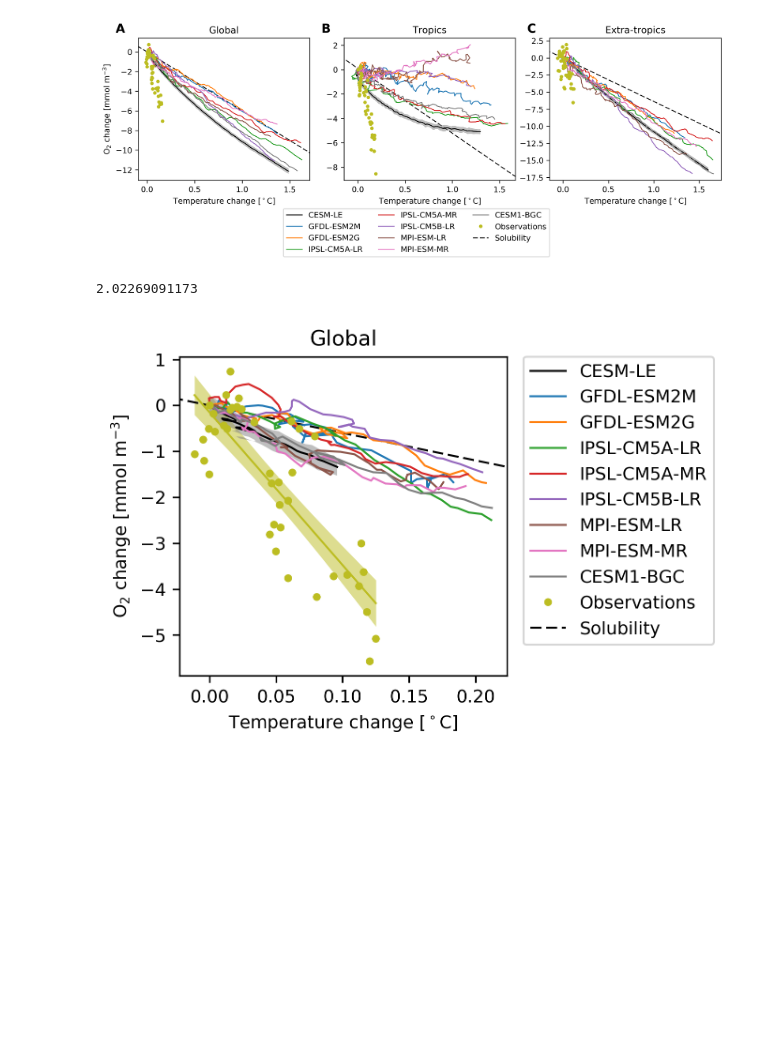
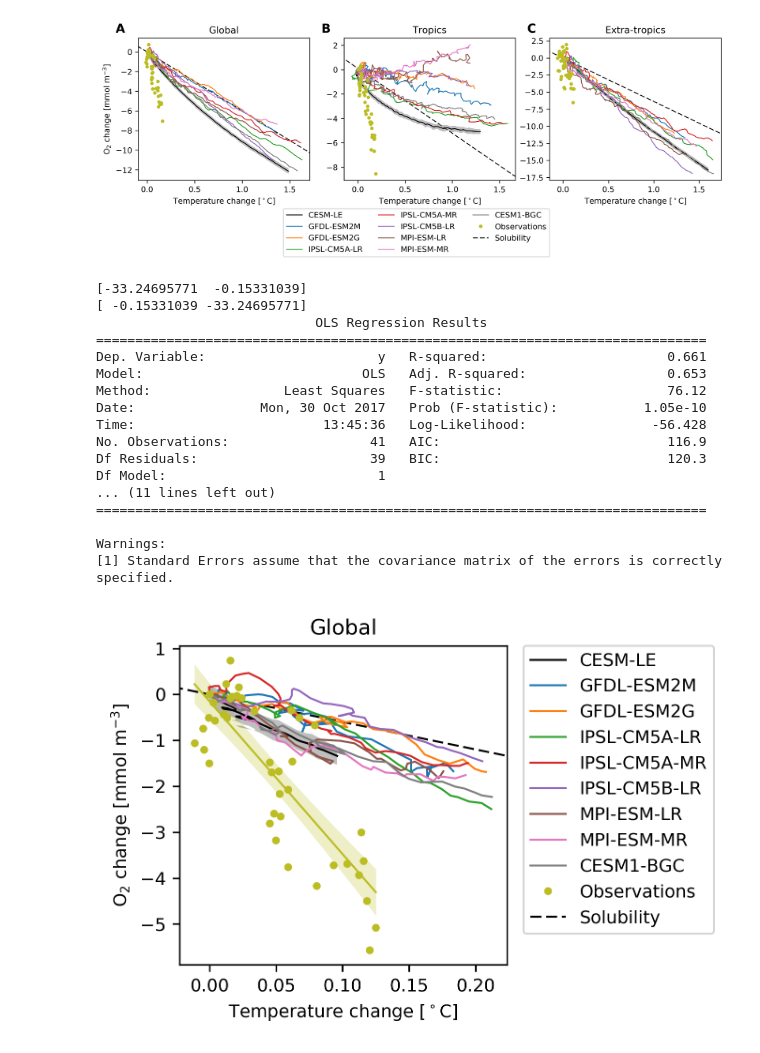
Before and after one commit to matt-long/iucn-deoxygenation-report, a Jupyter notebook: plot_tropical_hilat_phase.ipynb, the cells around one changed output. Drawn from its saved outputs; the diff is of its cells as text; code cells hidden in the pictures; blank space fills up the shorter version.

```diff
--- a/plot_tropical_hilat_phase.ipynb
+++ b/plot_tropical_hilat_phase.ipynb
@@ -276,6 +276,7 @@ from scipy import stats
 import statsmodels.api as sm
 
 for ir,region in enumerate(['Global']):
+
     i = region_names.index(region)
 
     ax = fig.add_subplot(gs[0,ir])
@@ -303,37 +304,57 @@ for ir,region in enumerate(['Global']):
     n = len(xo)
     df = n - fitted.df_model - 1
     t = stats.t.ppf(1.-0.025,df=df)
-    print t
+
+    print(fitted.params)
+    print(fitted.summary())
+
     s_err = np.sum(np.power(yoerr,2))
     ci = t * np.sqrt((s_err/(n-2))*(1.0/n + (np.power((xohat-xbar),2) /
                 ((np.sum(np.power(xohat,2))) - n*(np.power(xbar,2))))))
 
     ax.plot(xohat,yohat,'-',linewidth=1,color=po[0].get_color())
     ax.fill_between(xohat,yohat+np.abs(ci),yohat-np.abs(ci),
-                    color=po[0].get_color(),alpha=0.5,zorder=-10,linewidth=0.)
+                    color=po[0].get_color(),alpha=0.25,zorder=-10,linewidth=0.)
 
 
     ax.plot(O2sat_x[0][:,i],O2sat_y[0][:,i],'--',linewidth=1,color='k',label='Solubility',zorder=-10)
     ax.set_xlim(xlm)
     ax.set_ylim(ylm)
     ax.set_title(region)
+
 
 handles, labels = ax.get_legend_handles_labels()
 plt.legend(handles, labels,loc=2,
            bbox_to_anchor=(1.05, 1),
            ncol=1, borderaxespad=0.)
 
 axs = fig.get_axes()
 for i,ax in enumerate(axs):
     ax.set_xlabel('Temperature change [$^\circ$C]')
     if i == 0:
         ax.set_ylabel('O${_{2}}$ change [mmol m$^{-3}$]')
 
 
 plt.savefig(plot_name,bbox_inches='tight')
 # %% [output]
-2.02269091173
+[-33.24695771  -0.15331039]
+[ -0.15331039 -33.24695771]
+                            OLS Regression Results
+==============================================================================
+Dep. Variable:                      y   R-squared:                       0.661
+Model:                            OLS   Adj. R-squared:                  0.653
+Method:                 Least Squares   F-statistic:                     76.12
+Date:                Mon, 30 Oct 2017   Prob (F-statistic):           1.05e-10
+Time:                        13:45:36   Log-Likelihood:                -56.428
+No. Observations:                  41   AIC:                             116.9
+Df Residuals:                      39   BIC:                             120.3
+Df Model:                           1
+... (11 lines left out)
+==============================================================================
+
+Warnings:
+[1] Standard Errors assume that the covariance matrix of the errors is correctly specified.
-[figure, old version]
+[figure, new version]
 # %%
 plot_name = os.path.join(diro['fig'],'aou-o2sat-phase-diag.pdf')
 fig = plt.figure(figsize=(12,3),dpi=300)
```
Also changed, not shown: parts of 1 cell of this notebook, 6 other files.
